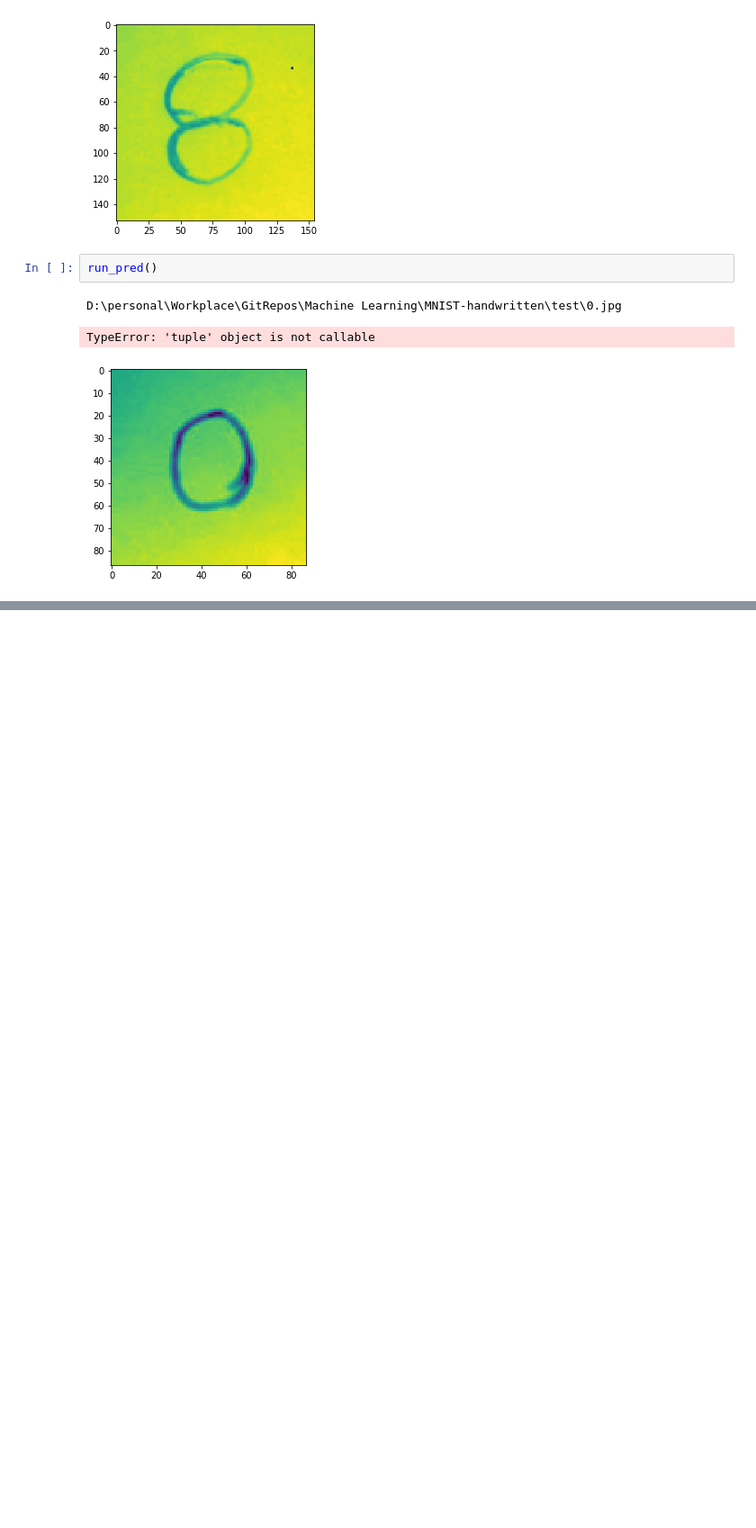
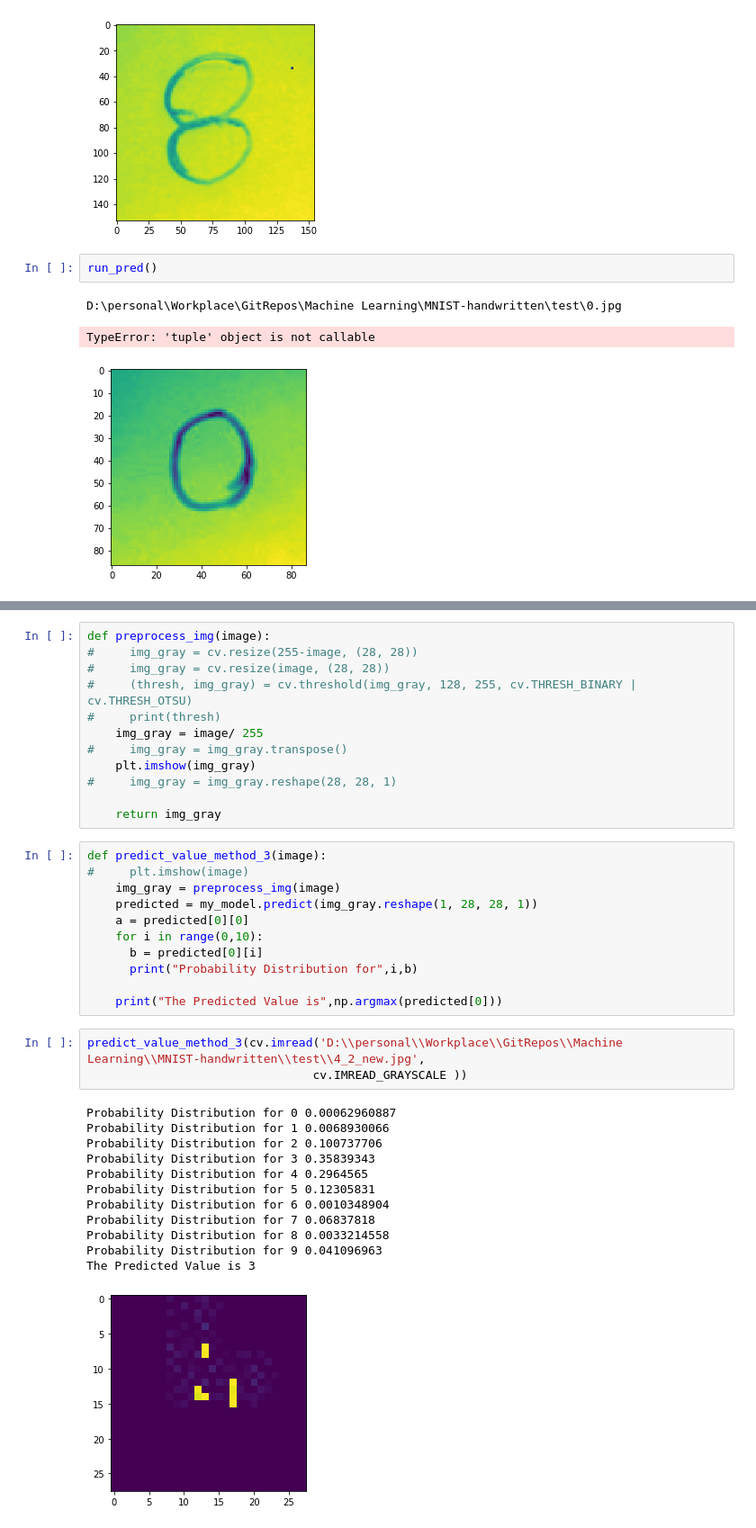
Before and after one commit to agrawalsourabh/MNIST-handwritten, a Jupyter notebook: MNIST-Handwritten.ipynb, the cells around one changed output, grey strips where cells are left out. Shown at 90% size. Cells and saved outputs as stored; diff of their text form; blank space fills up the shorter version.

Commit message:
model updated

```diff
--- a/MNIST-Handwritten.ipynb
+++ b/MNIST-Handwritten.ipynb
@@ -593,0 +702,39 @@ TypeError: 'tuple' object is not callable
+# %%
+def preprocess_img(image):
+#     img_gray = cv.resize(255-image, (28, 28))
+#     img_gray = cv.resize(image, (28, 28))
+#     (thresh, img_gray) = cv.threshold(img_gray, 128, 255, cv.THRESH_BINARY | cv.THRESH_OTSU)
+#     print(thresh)
+    img_gray = image/ 255
+#     img_gray = img_gray.transpose()
+    plt.imshow(img_gray)
+#     img_gray = img_gray.reshape(28, 28, 1)
+
+    return img_gray
+# %%
+def predict_value_method_3(image):
+#     plt.imshow(image)
+    img_gray = preprocess_img(image)
+    predicted = my_model.predict(img_gray.reshape(1, 28, 28, 1))
+    a = predicted[0][0]
+    for i in range(0,10):
+      b = predicted[0][i]
+      print("Probability Distribution for",i,b)
+
+    print("The Predicted Value is",np.argmax(predicted[0]))
+# %%
+predict_value_method_3(cv.imread('D:\\personal\\Workplace\\GitRepos\\Machine Learning\\MNIST-handwritten\\test\\4_2_new.jpg',
+                                cv.IMREAD_GRAYSCALE ))
+# %% [output]
+Probability Distribution for 0 0.00062960887
+Probability Distribution for 1 0.0068930066
+Probability Distribution for 2 0.100737706
+Probability Distribution for 3 0.35839343
+Probability Distribution for 4 0.2964565
+Probability Distribution for 5 0.12305831
+Probability Distribution for 6 0.0010348904
+Probability Distribution for 7 0.06837818
+Probability Distribution for 8 0.0033214558
+Probability Distribution for 9 0.041096963
+The Predicted Value is 3
+[figure, added]
```
Also changed, not shown: parts of 50 cells of this notebook, 11 other files.
